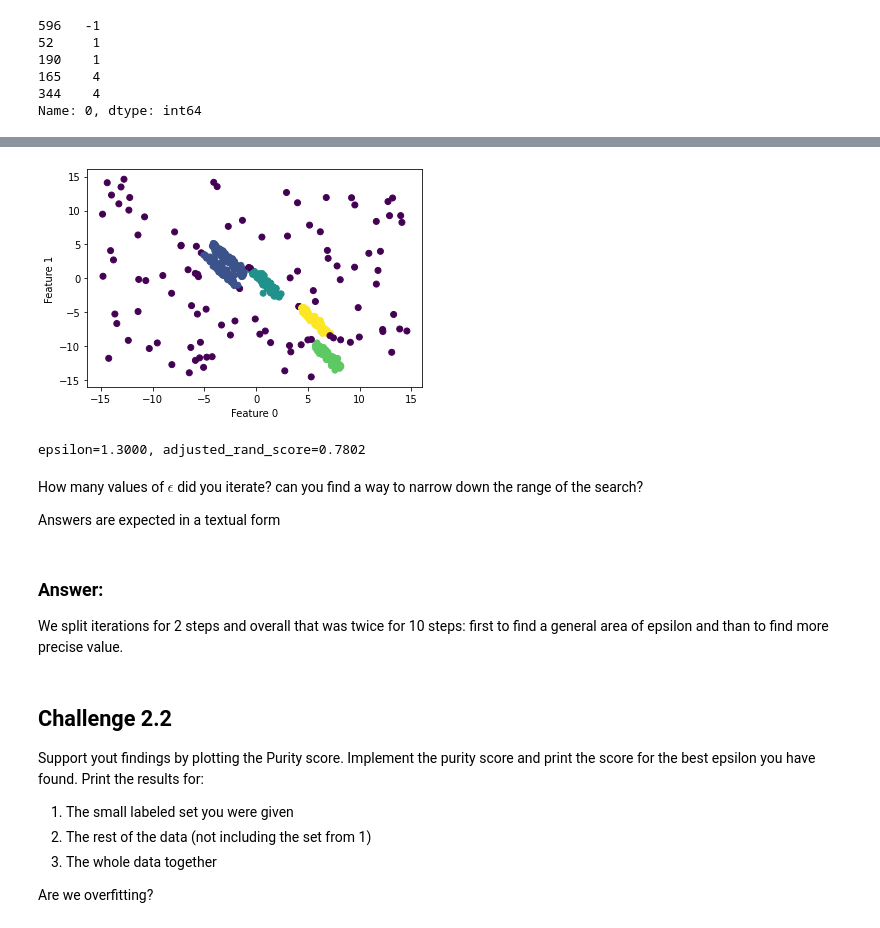
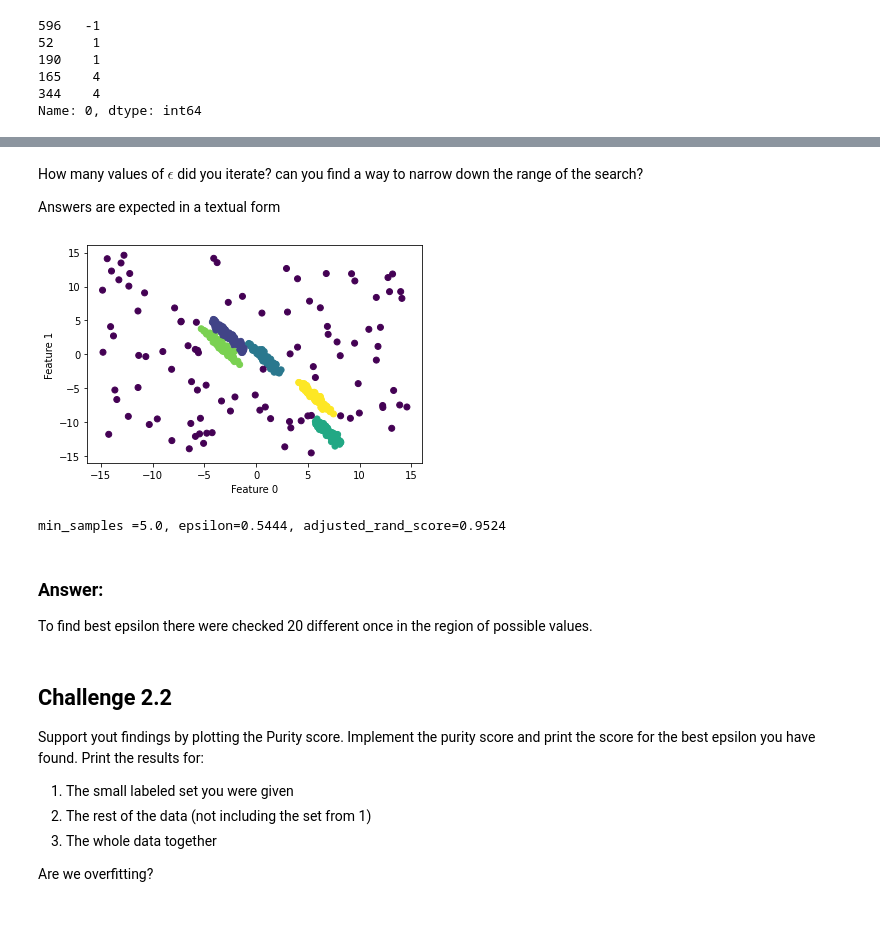
Before and after one commit to tansla/HWs_git, a Jupyter notebook: HW2 - hier and dbscan.ipynb, the cells around one changed output, grey strips where cells are left out. Drawn from its saved outputs; the diff is of its cells as text; code cells hidden in the pictures.

```diff
--- a/HW2 - hier and dbscan.ipynb
+++ b/HW2 - hier and dbscan.ipynb
@@ -349,13 +357,0 @@ plt.plot(np.array(adjusted_rand_scores)[:,0],np.array(adjusted_rand_scores)[:,1]
-# %%
-adjusted_rand_scores = []
-
-# eps = 1.0
-for eps in np.linspace(1.1, 2, 10):
-    db = DBSCAN(eps = eps, min_samples = minPts).fit(X)
-    labels_pred = db.labels_
-    rand_score = adjusted_rand_score(labels_true=y.iloc[labeled_samples,0], labels_pred=db.labels_[labeled_samples])
-    # print(f'epsilon={eps}, adjusted_rand_score={rand_score:.4f}')
-    adjusted_rand_scores.append([eps,rand_score])
-
-adjusted_rand_scores = np.array(adjusted_rand_scores)
-plt.plot(adjusted_rand_scores[:,0],adjusted_rand_scores[:,1])
@@ -365,21 +358,37 @@ plt.plot(adjusted_rand_scores[:,0],adjusted_rand_scores[:,1])
-# %%
-eps_best = adjusted_rand_scores[adjusted_rand_scores.argmax(axis=0)[1]][0]
-db = DBSCAN(eps = eps_best, min_samples = minPts).fit(X)
-labels_pred = db.labels_
-rand_score = adjusted_rand_score(labels_true=y.iloc[labeled_samples,0], labels_pred=labels_pred[labeled_samples])
-plot(X.values,labels_pred)
-print(f'epsilon={eps_best:.4f}, adjusted_rand_score={rand_score:.4f}')
-# %% [output]
-[figure, removed]
-epsilon=1.3000, adjusted_rand_score=0.7802
 # %% [markdown]
 How many values of $\epsilon$ did you iterate? can you find a way to narrow down the range of the search?
 
 Answers are expected in a textual form
-# %% [markdown]
-### Answer:
-
-We split iterations for 2 steps and overall that was twice for 10 steps: first to find a general area of epsilon and than to find more precise value.
+# %%
+# Let's find the best minPts and best eps together:
+adjusted_rand_scores = []
+for minPts in np.linspace(5, 50, 10):
+    # eps = 1.0
+    for eps in np.linspace(0.1, 2.1, 10):
+        db = DBSCAN(eps = eps, min_samples = minPts).fit(X)
+        labels_pred = db.labels_
+        rand_score = adjusted_rand_score(labels_true=y.iloc[labeled_samples,0], labels_pred=db.labels_[labeled_samples])
+        # print(f'epsilon={eps}, adjusted_rand_score={rand_score:.4f}')
+        adjusted_rand_scores.append([minPts, eps,rand_score])
+
+adjusted_rand_scores = np.array(adjusted_rand_scores)
+    # plt.plot(adjusted_rand_scores[:,0],adjusted_rand_scores[:,1])
+# plt.plot(np.array(adjusted_rand_scores)[:,0],np.array(adjusted_rand_scores)[:,1])
+
+minpts_best = adjusted_rand_scores[adjusted_rand_scores.argmax(axis=0)[2]][0]
+eps_best_2 = adjusted_rand_scores[adjusted_rand_scores.argmax(axis=0)[2]][1]
+db = DBSCAN(eps = eps_best_2, min_samples = minpts_best).fit(X)
+labels_pred_2 = db.labels_
+rand_score_2 = adjusted_rand_score(labels_true=y.iloc[labeled_samples,0], labels_pred=labels_pred_2[labeled_samples])
+plot(X.values,labels_pred_2)
+print(f'min_samples ={minpts_best}, epsilon={eps_best_2:.4f}, adjusted_rand_score={rand_score_2:.4f}')
+# %% [output]
+[figure, added]
+min_samples =5.0, epsilon=0.5444, adjusted_rand_score=0.9524
+# %% [markdown]
+### Answer:
+
+To find best epsilon there were checked 20 different once in the region of possible values.
 # %% [markdown]
 ## Challenge 2.2
 
```
Also changed, not shown: parts of 5 cells of this notebook.
